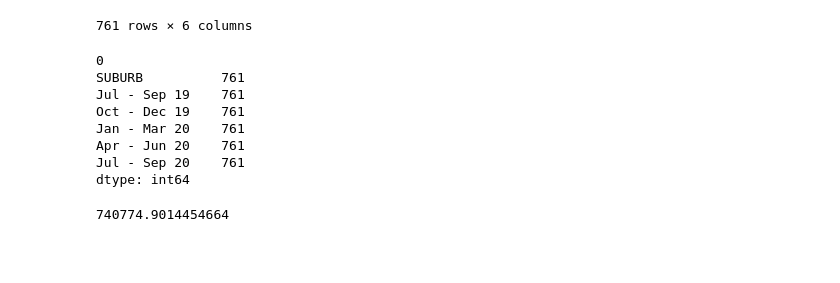
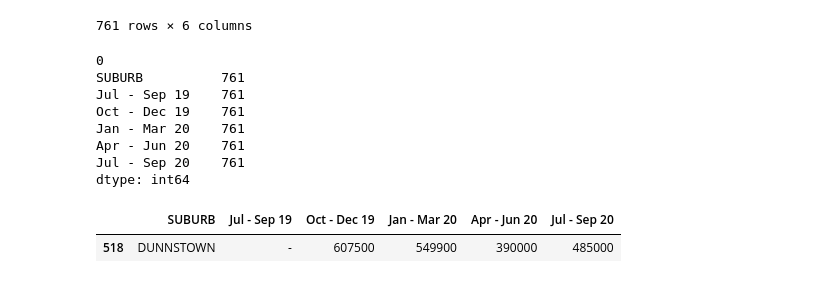
Before and after one commit to LP-116/Project-1, a Jupyter notebook: Mel_suburb_analysis.ipynb, the cells around one changed output. Drawn from its saved outputs; the diff is of its cells as text; code cells hidden in the pictures; blank space fills up the shorter version.

```diff
--- a/Mel_suburb_analysis.ipynb
+++ b/Mel_suburb_analysis.ipynb
@@ -145,8 +145,9 @@ Jan - Mar 20    761
 Apr - Jun 20    761
 Jul - Sep 20    761
 dtype: int64
-# %%
-avg_test = mel_subs_df.iloc[:,2].astype(float).mean()
-avg_test
-# %% [output]
-740774.9014454664
+# %%
+missing_data = mel_subs_df.loc[mel_subs_df["Jul - Sep 19"] == "-"]
+missing_data
+# %% [output]
+|  | SUBURB | Jul - Sep 19 | Oct - Dec 19 | Jan - Mar 20 | Apr - Jun 20 | Jul - Sep 20 |
+| 518 | DUNNSTOWN | - | 607500 | 549900 | 390000 | 485000 |
```
Also changed, not shown: parts of 3 cells of this notebook.
